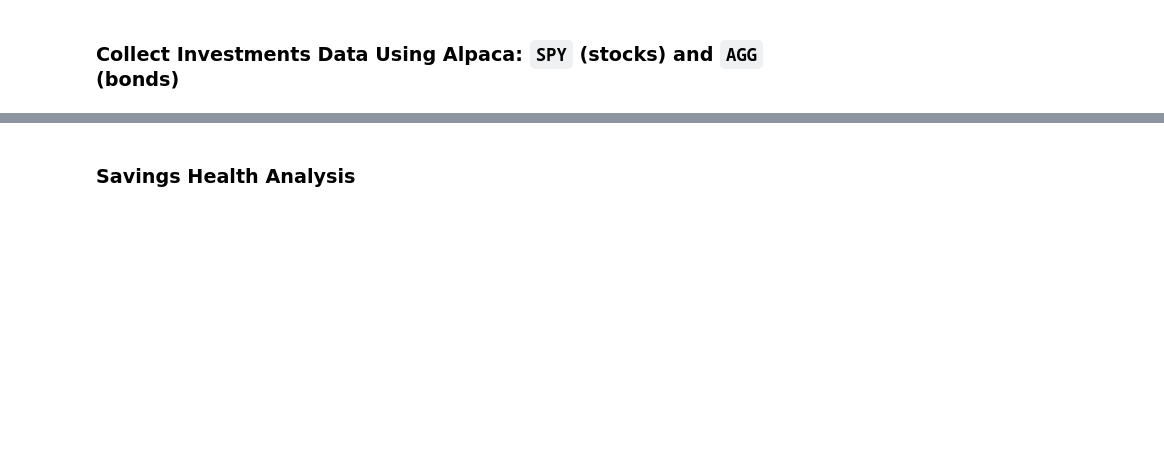
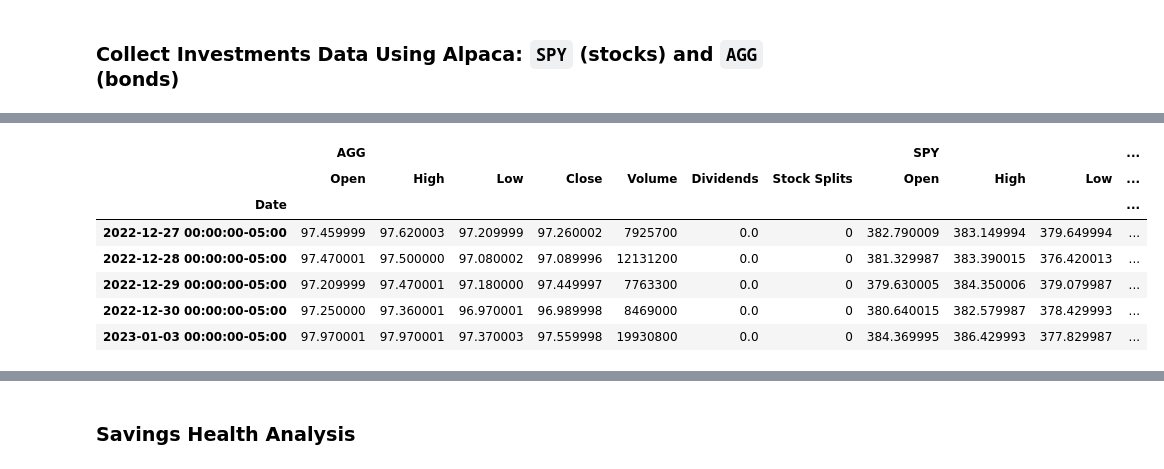
Before and after one commit to mr-alex-leonov/Financial-Planning, a Jupyter notebook: financial-planner.ipynb, the cells around one changed output, grey strips where cells are left out. Drawn from its saved outputs; the diff is of its cells as text; code cells hidden in the pictures; blank space fills up the shorter version.

```diff
--- a/financial-planner.ipynb
+++ b/financial-planner.ipynb
@@ -112,0 +136,26 @@ timeframe = "1Day"
+# %%
+# Reorganize the DataFrame
+# Separate ticker data
+# YOUR CODE HERE!
+
+
+import yfinance as yf
+from datetime import date, timedelta
+import pandas as pd
+Start = date.today() - timedelta(365*3)
+Start.strftime('%Y-%m-%d')
+
+End = date.today() + timedelta(2)
+End.strftime('%Y-%m-%d')
+
+def closing_price(ticker):
+    Asset = pd.DataFrame(yf.Ticker(ticker, start=Start,
+      end=End)['Adj Close'])
+    return Asset
+# %%
+def ticker_data(ticker):
+    Asset =  pd.DataFrame(yf.Ticker(ticker).history(start=Start,end=End))
+    return Asset
+# %%
+df_AGG = ticker_data("AGG")
+df_SPY = ticker_data("SPY")
@@ -113,3 +187,17 @@ timeframe = "1Day"
+# %%
+# Preview DataFrame
+# YOUR CODE HERE!
+
+df_ticker_concatenated.tail()
+# %% [output]
+|  | AGG |  |  |  |  |  |  | SPY |  |  | ... |
+|  | Open | High | Low | Close | Volume | Dividends | Stock Splits | Open | High | Low | ... |
+| Date |  |  |  |  |  |  |  |  |  |  | ... |
+| 2022-12-27 00:00:00-05:00 | 97.459999 | 97.620003 | 97.209999 | 97.260002 | 7925700 | 0.0 | 0 | 382.790009 | 383.149994 | 379.649994 | ... |
+| 2022-12-28 00:00:00-05:00 | 97.470001 | 97.500000 | 97.080002 | 97.089996 | 12131200 | 0.0 | 0 | 381.329987 | 383.390015 | 376.420013 | ... |
+| 2022-12-29 00:00:00-05:00 | 97.209999 | 97.470001 | 97.180000 | 97.449997 | 7763300 | 0.0 | 0 | 379.630005 | 384.350006 | 379.079987 | ... |
+| 2022-12-30 00:00:00-05:00 | 97.250000 | 97.360001 | 96.970001 | 96.989998 | 8469000 | 0.0 | 0 | 380.640015 | 382.579987 | 378.429993 | ... |
+| 2023-01-03 00:00:00-05:00 | 97.970001 | 97.970001 | 97.370003 | 97.559998 | 19930800 | 0.0 | 0 | 384.369995 | 386.429993 | 377.829987 | ... |
 # %%
 # Pick AGG and SPY close prices
 # YOUR CODE HERE!
```
Also changed, not shown: parts of 14 cells of this notebook.
